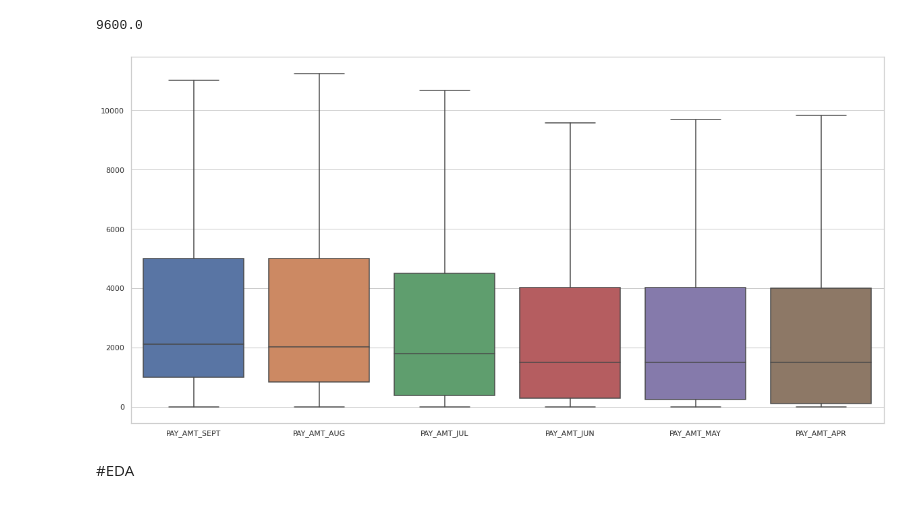
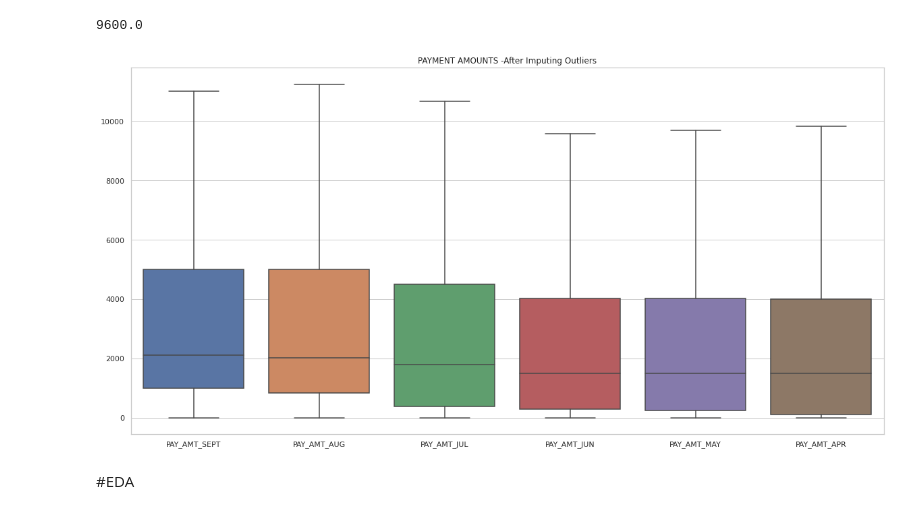
Before and after one commit to DeepakKumarSingh003/Credit_card_Defaulters., a Jupyter notebook: Credit_Card_Default_Prediction_Capstone_Project.ipynb, the cells around one changed output. Drawn from its saved outputs; the diff is of its cells as text; code cells hidden in the pictures.

```diff
--- a/Credit_Card_Default_Prediction_Capstone_Project.ipynb
+++ b/Credit_Card_Default_Prediction_Capstone_Project.ipynb
@@ -476,10 +487,10 @@ Impute_outliers(df,'PAY_AMT_SEPT')
 # %%
 plt.figure(figsize=(20,10), facecolor='w')
 sns.boxplot(data=df[['PAY_AMT_SEPT', 'PAY_AMT_AUG', 'PAY_AMT_JUL',
-       'PAY_AMT_JUN', 'PAY_AMT_MAY', 'PAY_AMT_APR']])
+       'PAY_AMT_JUN', 'PAY_AMT_MAY', 'PAY_AMT_APR']]).set(title='PAYMENT AMOUNTS -After Imputing Outliers')
 plt.show()
 # %% [output]
-[figure, old version]
+[figure, new version]
 # %% [markdown]
 #EDA
 # %% [markdown]
```
Also changed, not shown: parts of 35 cells of this notebook.
